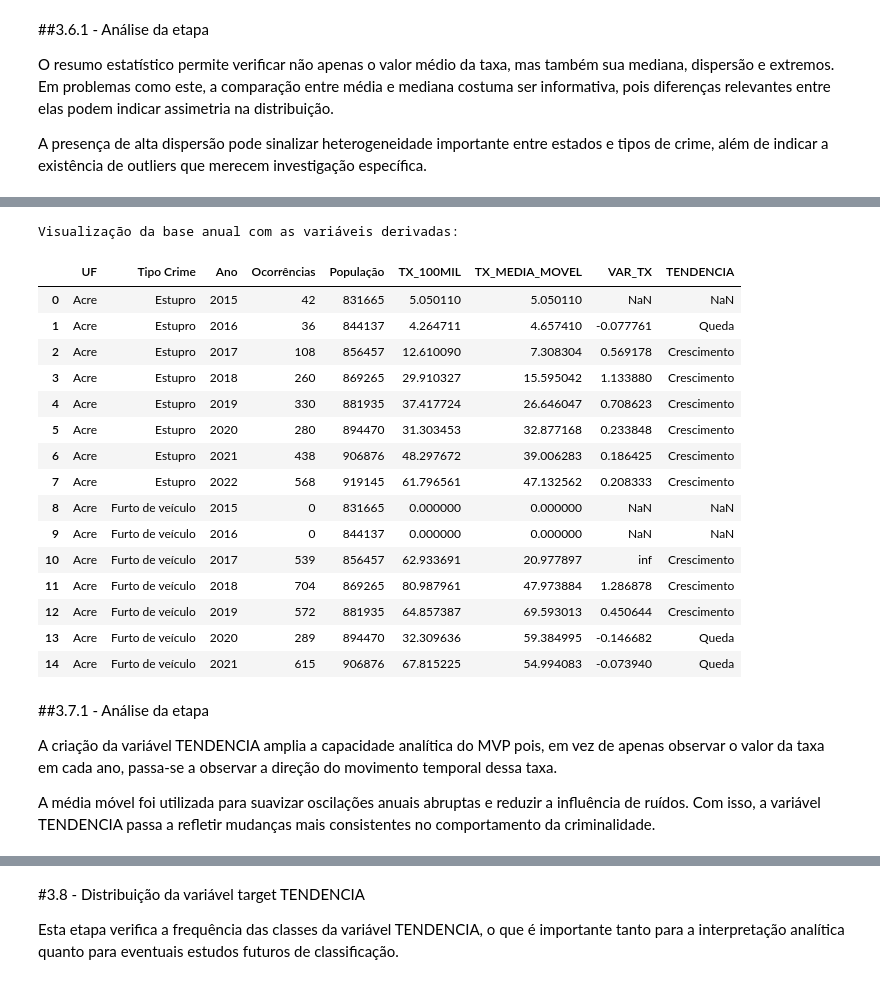
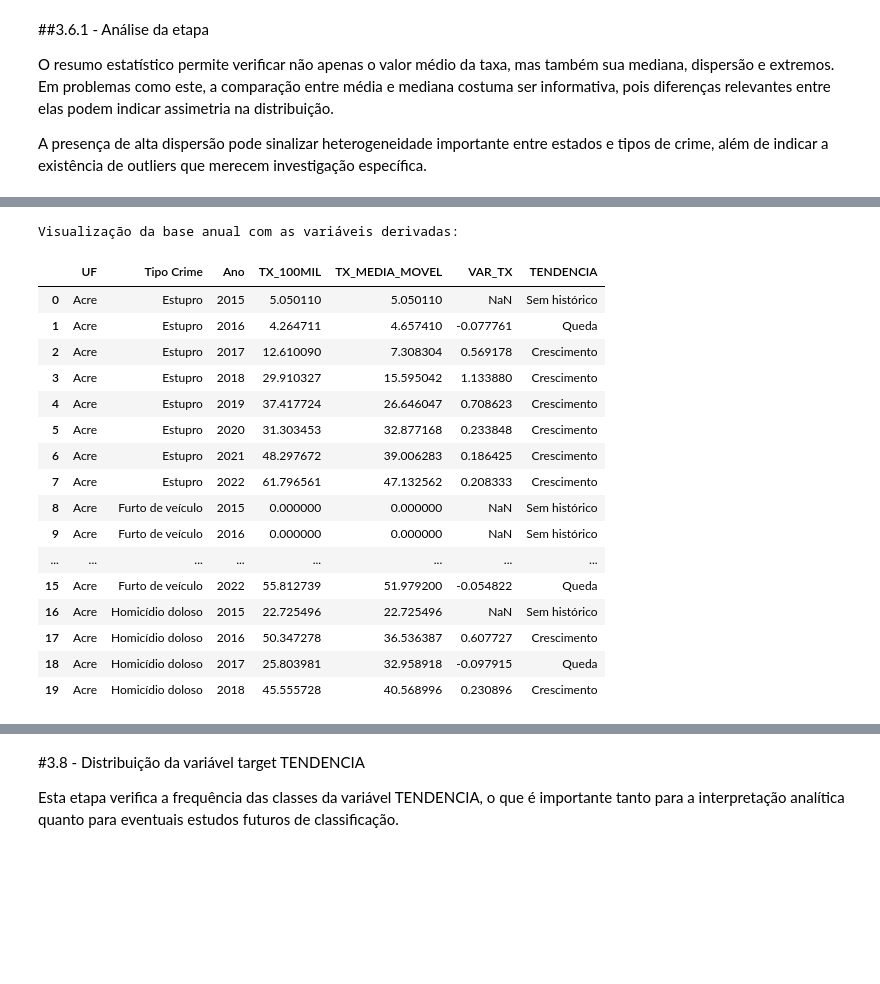
Before and after one commit to Marcelo-Silvestre/Analise_Dados_Boas_Praticas_PUCRIO, a Jupyter notebook: Notebooks/MVP_Análise_de_Dados_e_Boas_Práticas_(4052025001857).ipynb, the cells around one changed output, grey strips where cells are left out. Cells and saved outputs as stored; diff of their text form; code cells hidden in the pictures; blank space fills up the shorter version.

```diff
--- a/Notebooks/MVP_Análise_de_Dados_e_Boas_Práticas_(4052025001857).ipynb
+++ b/Notebooks/MVP_Análise_de_Dados_e_Boas_Práticas_(4052025001857).ipynb
@@ -438,53 +444,53 @@ Além disso, será utilizada uma média móvel para reduzir oscilações pontuai
 # %%
+# Ordena a base para garantir o cálculo temporal correto
 df_anual = df_anual.sort_values(['UF', 'Tipo Crime', 'Ano']).copy()
 
+# Calcula média móvel de 3 períodos da taxa por 100 mil
 df_anual['TX_MEDIA_MOVEL'] = (
     df_anual
     .groupby(['UF', 'Tipo Crime'])['TX_100MIL']
     .transform(lambda s: s.rolling(window=3, min_periods=1).mean())
 )
 
+# Calcula a variação percentual da taxa suavizada dentro de cada série
 df_anual['VAR_TX'] = (
     df_anual
     .groupby(['UF', 'Tipo Crime'])['TX_MEDIA_MOVEL']
     .pct_change()
 )
 
+# Função de classificação da tendência
 def classificar_tendencia(x):
     if pd.isna(x):
-        return np.nan
+        return 'Sem histórico'
     elif x > 0.05:
         return 'Crescimento'
     elif x < -0.05:
         return 'Queda'
     else:
         return 'Estável'
 
+# Criação da variável target
 df_anual['TENDENCIA'] = df_anual['VAR_TX'].apply(classificar_tendencia)
 
 print("Visualização da base anual com as variáveis derivadas:")
-display(df_anual.head(15))
+display(df_anual[['UF', 'Tipo Crime', 'Ano', 'TX_100MIL', 'TX_MEDIA_MOVEL', 'VAR_TX', 'TENDENCIA']].head(20))
 # %% [output]
 Visualização da base anual com as variáveis derivadas:
-|  | UF | Tipo Crime | Ano | Ocorrências | População | TX_100MIL | TX_MEDIA_MOVEL | VAR_TX | TENDENCIA |
-| 0 | Acre | Estupro | 2015 | 42 | 831665 | 5.050110 | 5.050110 | NaN | NaN |
-| 1 | Acre | Estupro | 2016 | 36 | 844137 | 4.264711 | 4.657410 | -0.077761 | Queda |
-| 2 | Acre | Estupro | 2017 | 108 | 856457 | 12.610090 | 7.308304 | 0.569178 | Crescimento |
-| 3 | Acre | Estupro | 2018 | 260 | 869265 | 29.910327 | 15.595042 | 1.133880 | Crescimento |
-| 4 | Acre | Estupro | 2019 | 330 | 881935 | 37.417724 | 26.646047 | 0.708623 | Crescimento |
-| 5 | Acre | Estupro | 2020 | 280 | 894470 | 31.303453 | 32.877168 | 0.233848 | Crescimento |
-| 6 | Acre | Estupro | 2021 | 438 | 906876 | 48.297672 | 39.006283 | 0.186425 | Crescimento |
-| 7 | Acre | Estupro | 2022 | 568 | 919145 | 61.796561 | 47.132562 | 0.208333 | Crescimento |
-| 8 | Acre | Furto de veículo | 2015 | 0 | 831665 | 0.000000 | 0.000000 | NaN | NaN |
-| 9 | Acre | Furto de veículo | 2016 | 0 | 844137 | 0.000000 | 0.000000 | NaN | NaN |
-| 10 | Acre | Furto de veículo | 2017 | 539 | 856457 | 62.933691 | 20.977897 | inf | Crescimento |
-| 11 | Acre | Furto de veículo | 2018 | 704 | 869265 | 80.987961 | 47.973884 | 1.286878 | Crescimento |
-| 12 | Acre | Furto de veículo | 2019 | 572 | 881935 | 64.857387 | 69.593013 | 0.450644 | Crescimento |
-| 13 | Acre | Furto de veículo | 2020 | 289 | 894470 | 32.309636 | 59.384995 | -0.146682 | Queda |
-| 14 | Acre | Furto de veículo | 2021 | 615 | 906876 | 67.815225 | 54.994083 | -0.073940 | Queda |
+|  | UF | Tipo Crime | Ano | TX_100MIL | TX_MEDIA_MOVEL | VAR_TX | TENDENCIA |
+| 0 | Acre | Estupro | 2015 | 5.050110 | 5.050110 | NaN | Sem histórico |
+| 1 | Acre | Estupro | 2016 | 4.264711 | 4.657410 | -0.077761 | Queda |
+| 2 | Acre | Estupro | 2017 | 12.610090 | 7.308304 | 0.569178 | Crescimento |
+| 3 | Acre | Estupro | 2018 | 29.910327 | 15.595042 | 1.133880 | Crescimento |
+| 4 | Acre | Estupro | 2019 | 37.417724 | 26.646047 | 0.708623 | Crescimento |
+| 5 | Acre | Estupro | 2020 | 31.303453 | 32.877168 | 0.233848 | Crescimento |
+| 6 | Acre | Estupro | 2021 | 48.297672 | 39.006283 | 0.186425 | Crescimento |
+| 7 | Acre | Estupro | 2022 | 61.796561 | 47.132562 | 0.208333 | Crescimento |
+| 8 | Acre | Furto de veículo | 2015 | 0.000000 | 0.000000 | NaN | Sem histórico |
+| 9 | Acre | Furto de veículo | 2016 | 0.000000 | 0.000000 | NaN | Sem histórico |
+| ... | ... | ... | ... | ... | ... | ... | ... |
+| 15 | Acre | Furto de veículo | 2022 | 55.812739 | 51.979200 | -0.054822 | Queda |
+| 16 | Acre | Homicídio doloso | 2015 | 22.725496 | 22.725496 | NaN | Sem histórico |
+| 17 | Acre | Homicídio doloso | 2016 | 50.347278 | 36.536387 | 0.607727 | Crescimento |
+| 18 | Acre | Homicídio doloso | 2017 | 25.803981 | 32.958918 | -0.097915 | Queda |
+| 19 | Acre | Homicídio doloso | 2018 | 45.555728 | 40.568996 | 0.230896 | Crescimento |
-# %% [markdown]
-##3.7.1 - Análise da etapa
-
-A criação da variável TENDENCIA amplia a capacidade analítica do MVP pois, em vez de apenas observar o valor da taxa em cada ano, passa-se a observar a direção do movimento temporal dessa taxa.
-
-A média móvel foi utilizada para suavizar oscilações anuais abruptas e reduzir a influência de ruídos. Com isso, a variável TENDENCIA passa a refletir mudanças mais consistentes no comportamento da criminalidade.
```
Also changed, not shown: parts of 12 cells of this notebook.
